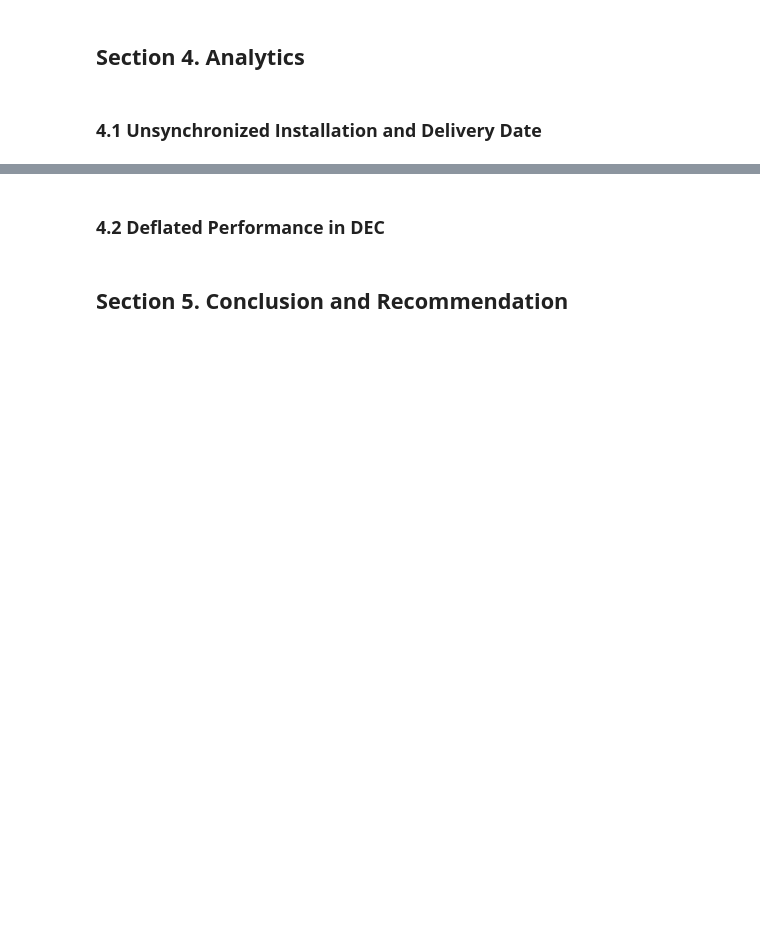
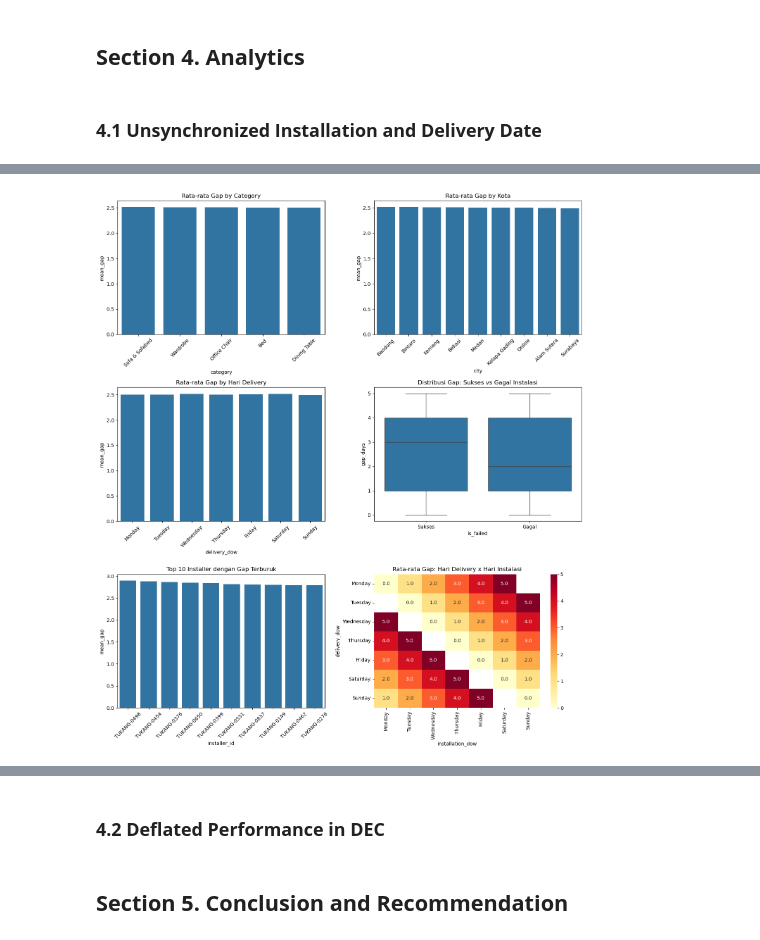
Before and after one commit to ElmarLeonard9/temporary_repo_capstone-main, a Jupyter notebook: notebooks/1.0-bdp-inital-data-exploration.ipynb, the cells around one changed output, grey strips where cells are left out. Drawn from its saved outputs; the diff is of its cells as text; code cells hidden in the pictures; blank space fills up the shorter version.

Commit message:
update 7. Analytics Unsynchronized Installation and Delivery Date

```diff
--- a/notebooks/1.0-bdp-inital-data-exploration.ipynb
+++ b/notebooks/1.0-bdp-inital-data-exploration.ipynb
@@ -727,0 +905,5 @@ df_clean.head()
+# %%
+order_dow = ['Monday','Tuesday','Wednesday','Thursday','Friday','Saturday','Sunday']
+gap_by_dow = df_install.groupby('delivery_dow')['gap_days'].agg(mean_gap='mean', median_gap='median', count='count').reindex(order_dow)
+
+print(gap_by_dow)
@@ -727,0 +932,4 @@ df_clean.head()
+# %%
+gap_crosstab = df_install.pivot_table(values='gap_days', index='delivery_dow', columns='installation_dow', aggfunc='mean').reindex(index=order_dow, columns=order_dow)
+
+print(gap_crosstab)
@@ -727,0 +970,4 @@ df_clean.head()
+# %%
+gap_by_installer = df_install.groupby('installer_id')['gap_days'].agg(mean_gap='mean', median_gap='median', count='count').sort_values('mean_gap', ascending=False)
+
+print(gap_by_installer.head(20))
@@ -727,0 +1087,2 @@ df_clean.head()
+# %%
+df_install['is_failed'] = df_install['installation_status'].isin(['Failed - Missing Parts', 'Failed - Damaged Panel'])
@@ -727,0 +1169,31 @@ df_clean.head()
+# %%
+fig, axes = plt.subplots(3, 2, figsize=(14, 16))
+
+sns.barplot(data=gap_by_category.reset_index(), x='category', y='mean_gap', ax=axes[0, 0])
+axes[0, 0].set_title('Rata-rata Gap by Category')
+axes[0, 0].tick_params(axis='x', rotation=45)
+
+sns.barplot(data=gap_by_city.reset_index(), x='city', y='mean_gap', ax=axes[0, 1])
+axes[0, 1].set_title('Rata-rata Gap by Kota')
+axes[0, 1].tick_params(axis='x', rotation=45)
+
+sns.barplot(data=gap_by_dow.reset_index(), x='delivery_dow', y='mean_gap', ax=axes[1, 0])
+axes[1, 0].set_title('Rata-rata Gap by Hari Delivery')
+axes[1, 0].tick_params(axis='x', rotation=45)
+
+sns.boxplot(data=df_install, x='is_failed', y='gap_days', ax=axes[1, 1])
+axes[1, 1].set_title('Distribusi Gap: Sukses vs Gagal Instalasi')
+axes[1, 1].set_xticklabels(['Sukses', 'Gagal'])
+
+top10_installer = gap_by_installer.head(10).reset_index()
+sns.barplot(data=top10_installer, x='installer_id', y='mean_gap', ax=axes[2, 0])
+axes[2, 0].set_title('Top 10 Installer dengan Gap Terburuk')
+axes[2, 0].tick_params(axis='x', rotation=45)
+
+sns.heatmap(gap_crosstab, annot=True, fmt='.1f', cmap='YlOrRd', ax=axes[2, 1])
+axes[2, 1].set_title('Rata-rata Gap: Hari Delivery x Hari Instalasi')
+
+plt.tight_layout()
+plt.show()
+# %% [output]
+[figure, added]
```
Also changed, not shown: parts of 84 cells of this notebook, 1 other file.
